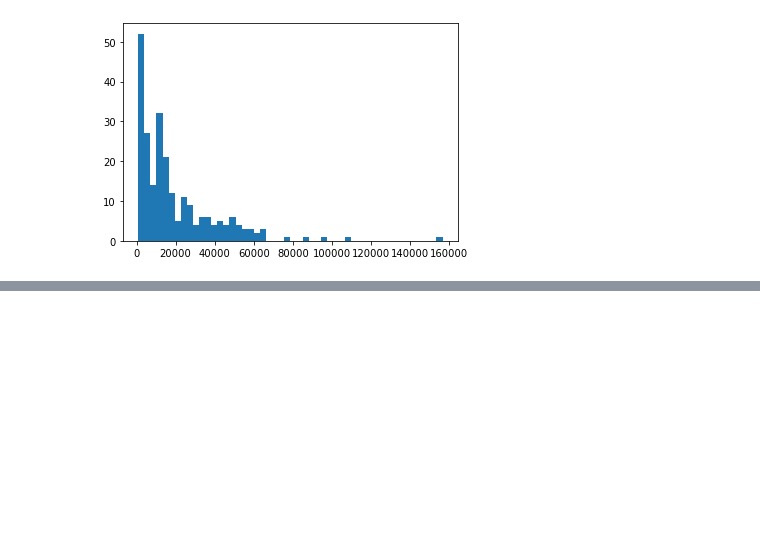
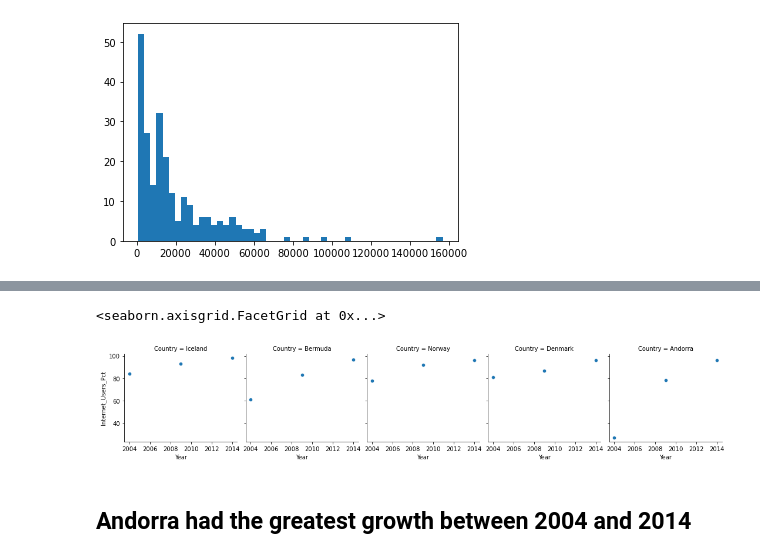
Before and after one commit to ColinSandidge/gdp-and-internet-usage-ColinSandidge, a Jupyter notebook: notebooks/UN Project.ipynb, the cells around one changed output, grey strips where cells are left out. Cells and saved outputs as stored; diff of their text form; code cells hidden in the pictures; blank space fills up the shorter version.

```diff
--- a/notebooks/UN Project.ipynb
+++ b/notebooks/UN Project.ipynb
@@ -378,0 +368,8 @@ KeyError: "None of [Int64Index([2014, 2014, 2014, 2014, 2014, 2009, 2009, 2009,
+# %%
+x = sns.FacetGrid(top_5_internet, col="Country")
+x.map(sns.scatterplot, "Year", "Internet_Users_Pct")
+# %% [output]
+<seaborn.axisgrid.FacetGrid at 0x...>
+[figure, added]
+# %% [markdown]
+## Andorra had the greatest growth between 2004 and 2014
```
Also changed, not shown: parts of 48 cells of this notebook.
